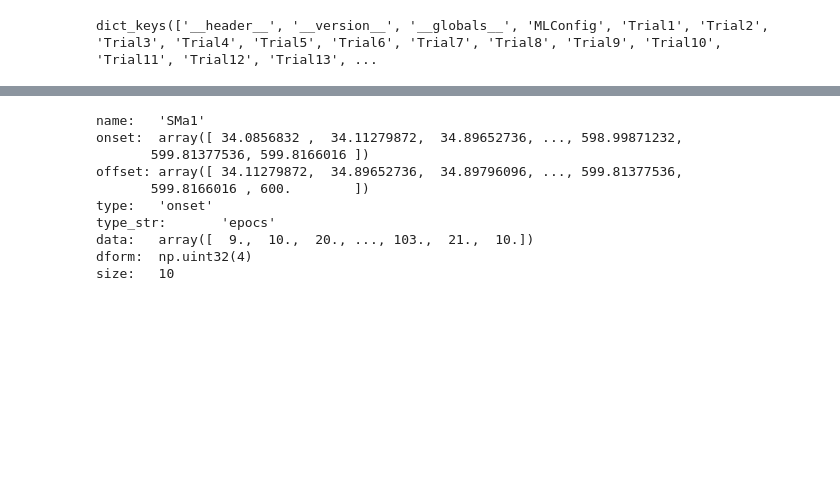
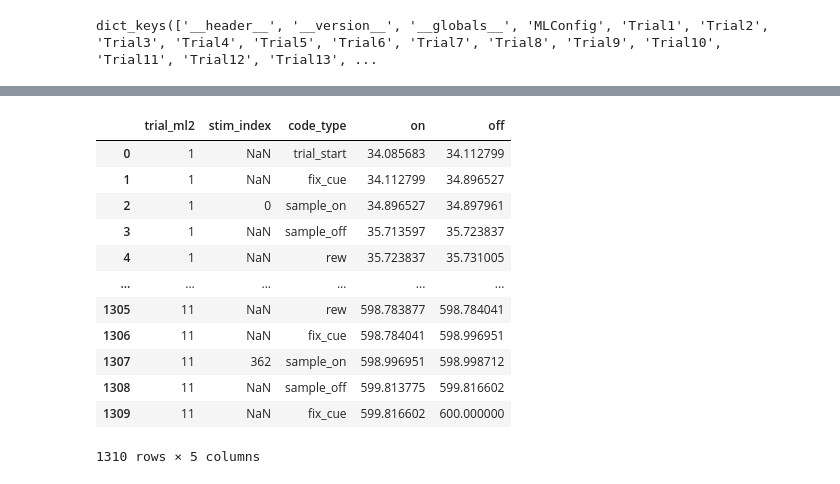
Before and after one commit to danhan51/quadrilaterals, a Jupyter notebook: quad_nb.ipynb, the cells around one changed output, grey strips where cells are left out. Saved outputs shown, nothing was run; the diff lists cells and outputs as text; code cells hidden in the pictures; blank space fills up the shorter version.

```diff
--- a/quad_nb.ipynb
+++ b/quad_nb.ipynb
@@ -111,15 +108,18 @@ quad.prettyBeh
 | 3120 | 89 | 3120 | shape-random_version-reference_di... | True |
 3121 rows × 4 columns
 # %%
-neural.epocs.SMa1
+quad.prettyNeural
 # %% [output]
+|  | trial_ml2 | stim_index | code_type | on | off |
+| 0 | 1 | NaN | trial_start | 34.085683 | 34.112799 |
+| 1 | 1 | NaN | fix_cue | 34.112799 | 34.896527 |
+| 2 | 1 | 0 | sample_on | 34.896527 | 34.897961 |
+| 3 | 1 | NaN | sample_off | 35.713597 | 35.723837 |
+| 4 | 1 | NaN | rew | 35.723837 | 35.731005 |
+| ... | ... | ... | ... | ... | ... |
+| 1305 | 11 | NaN | rew | 598.783877 | 598.784041 |
+| 1306 | 11 | NaN | fix_cue | 598.784041 | 598.996951 |
+| 1307 | 11 | 362 | sample_on | 598.996951 | 598.998712 |
+| 1308 | 11 | NaN | sample_off | 599.813775 | 599.816602 |
+| 1309 | 11 | NaN | fix_cue | 599.816602 | 600.000000 |
-name:   'SMa1'
-onset:  array([ 34.0856832 ,  34.11279872,  34.89652736, ..., 598.99871232,
-       599.81377536, 599.8166016 ])
-offset: array([ 34.11279872,  34.89652736,  34.89796096, ..., 599.81377536,
-       599.8166016 , 600.        ])
-type:   'onset'
-type_str:       'epocs'
-data:   array([  9.,  10.,  20., ..., 103.,  21.,  10.])
-dform:  np.uint32(4)
-size:   10
+1310 rows × 5 columns
```
Also changed, not shown: parts of 13 cells of this notebook, 1 other file.
